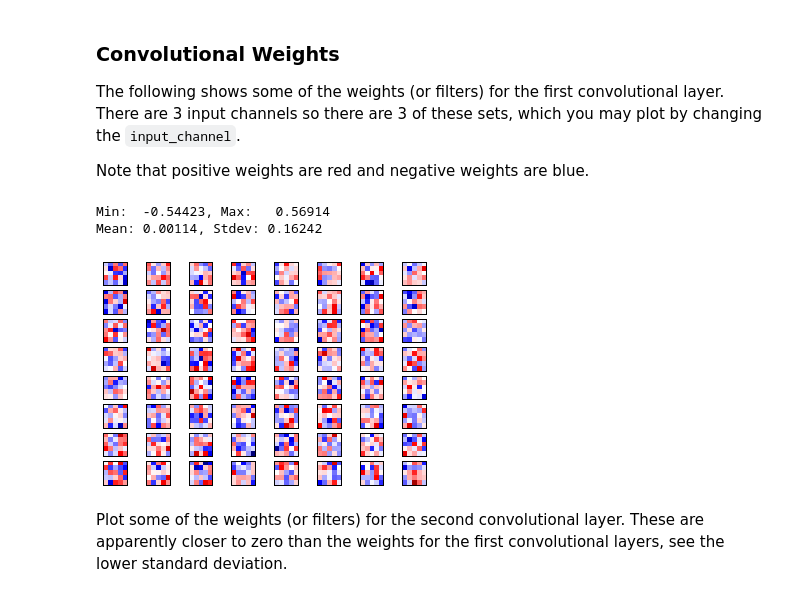
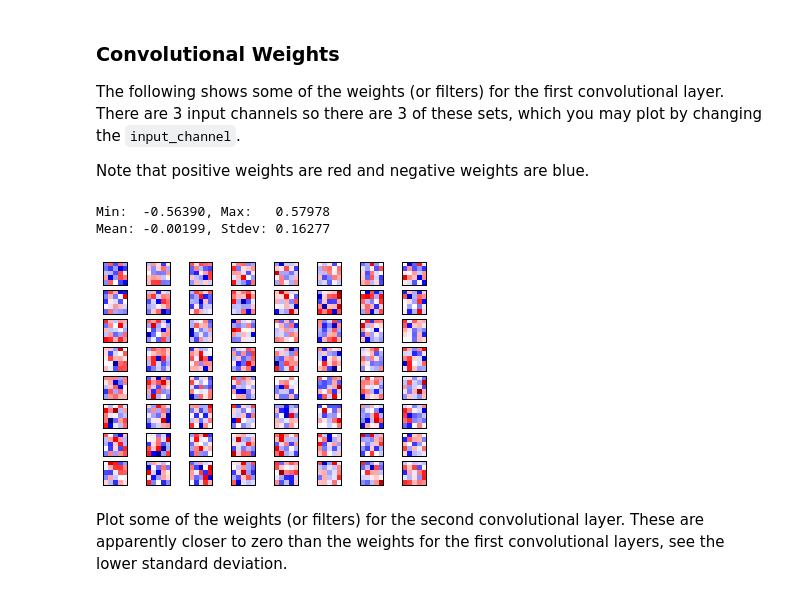
Before and after one commit to raghavchalapathy/oc-nn_old, a Jupyter notebook: 06_CIFAR-10.ipynb, the cells around one changed output. Drawn from its saved outputs; the diff is of its cells as text; code cells hidden in the pictures.

```diff
--- a/06_CIFAR-10.ipynb
+++ b/06_CIFAR-10.ipynb
@@ -1091,11 +1094,11 @@ The following shows some of the weights (or filters) for the first convolutional
 
 Note that positive weights are red and negative weights are blue.
 # %%
-plot_conv_weights(weights=weights_conv1, input_channel=0)
+plot_conv_weights(weights=weights_conv2, input_channel=0)
 # %% [output]
-Min:  -0.54423, Max:   0.56914
-Mean: 0.00114, Stdev: 0.16242
+Min:  -0.56390, Max:   0.57978
+Mean: -0.00199, Stdev: 0.16277
-[figure, old version]
+[figure, new version]
 # %% [markdown]
 Plot some of the weights (or filters) for the second convolutional layer. These are apparently closer to zero than the weights for the first convolutional layers, see the lower standard deviation.
 # %%
```
Also changed, not shown: parts of 14 cells of this notebook, 4 other files.
